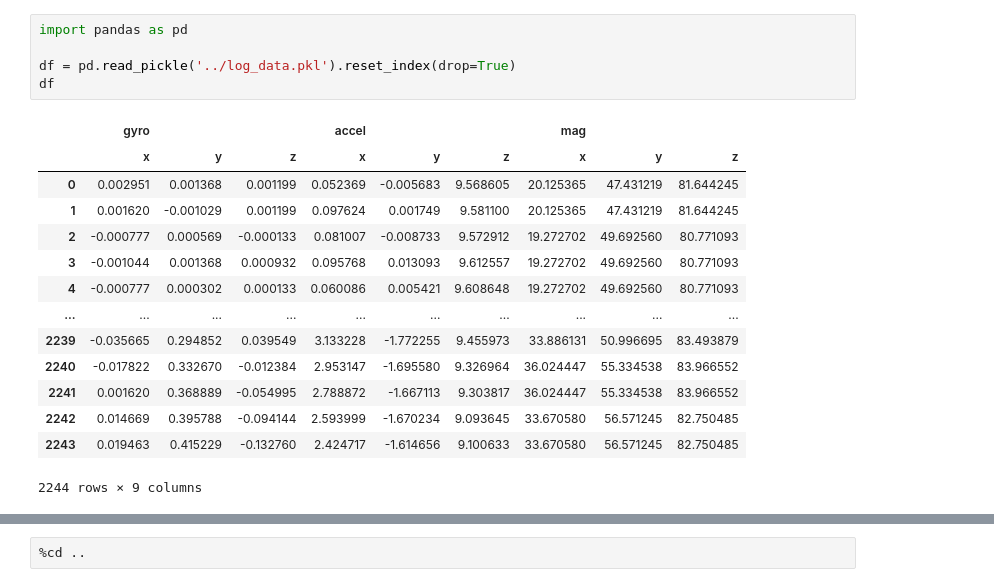
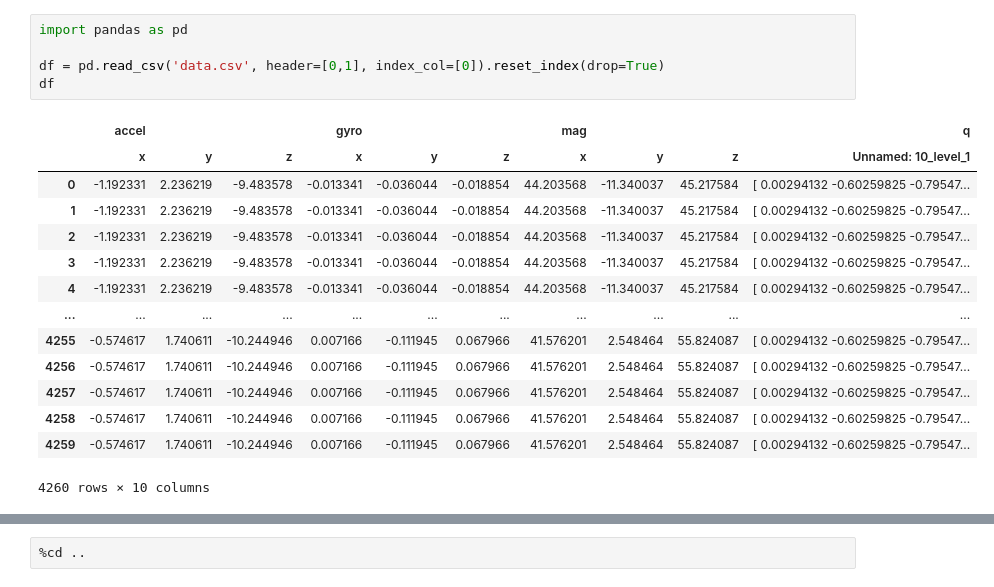
Before and after one commit to aradng/MARG-Dead-reckoning, a Jupyter notebook: debug/insepct_data.ipynb, the cells around one changed output, grey strips where cells are left out. Cells and saved outputs as stored; diff of their text form.

```diff
--- a/debug/insepct_data.ipynb
+++ b/debug/insepct_data.ipynb
@@ -1,23 +1,23 @@
 # %%
 import pandas as pd
 
-df = pd.read_pickle('../log_data.pkl').reset_index(drop=True)
+df = pd.read_csv('data.csv', header=[0,1], index_col=[0]).reset_index(drop=True)
 df
 # %% [output]
-|  | gyro |  |  | accel |  |  | mag |  |  |
-|  | x | y | z | x | y | z | x | y | z |
-| 0 | 0.002951 | 0.001368 | 0.001199 | 0.052369 | -0.005683 | 9.568605 | 20.125365 | 47.431219 | 81.644245 |
-| 1 | 0.001620 | -0.001029 | 0.001199 | 0.097624 | 0.001749 | 9.581100 | 20.125365 | 47.431219 | 81.644245 |
-| 2 | -0.000777 | 0.000569 | -0.000133 | 0.081007 | -0.008733 | 9.572912 | 19.272702 | 49.692560 | 80.771093 |
-| 3 | -0.001044 | 0.001368 | 0.000932 | 0.095768 | 0.013093 | 9.612557 | 19.272702 | 49.692560 | 80.771093 |
-| 4 | -0.000777 | 0.000302 | 0.000133 | 0.060086 | 0.005421 | 9.608648 | 19.272702 | 49.692560 | 80.771093 |
-| ... | ... | ... | ... | ... | ... | ... | ... | ... | ... |
-| 2239 | -0.035665 | 0.294852 | 0.039549 | 3.133228 | -1.772255 | 9.455973 | 33.886131 | 50.996695 | 83.493879 |
-| 2240 | -0.017822 | 0.332670 | -0.012384 | 2.953147 | -1.695580 | 9.326964 | 36.024447 | 55.334538 | 83.966552 |
-| 2241 | 0.001620 | 0.368889 | -0.054995 | 2.788872 | -1.667113 | 9.303817 | 36.024447 | 55.334538 | 83.966552 |
-| 2242 | 0.014669 | 0.395788 | -0.094144 | 2.593999 | -1.670234 | 9.093645 | 33.670580 | 56.571245 | 82.750485 |
-| 2243 | 0.019463 | 0.415229 | -0.132760 | 2.424717 | -1.614656 | 9.100633 | 33.670580 | 56.571245 | 82.750485 |
+|  | accel |  |  | gyro |  |  | mag |  |  | q |
+|  | x | y | z | x | y | z | x | y | z | Unnamed: 10_level_1 |
+| 0 | -1.192331 | 2.236219 | -9.483578 | -0.013341 | -0.036044 | -0.018854 | 44.203568 | -11.340037 | 45.217584 | [ 0.00294132 -0.60259825 -0.79547... |
+| 1 | -1.192331 | 2.236219 | -9.483578 | -0.013341 | -0.036044 | -0.018854 | 44.203568 | -11.340037 | 45.217584 | [ 0.00294132 -0.60259825 -0.79547... |
+| 2 | -1.192331 | 2.236219 | -9.483578 | -0.013341 | -0.036044 | -0.018854 | 44.203568 | -11.340037 | 45.217584 | [ 0.00294132 -0.60259825 -0.79547... |
+| 3 | -1.192331 | 2.236219 | -9.483578 | -0.013341 | -0.036044 | -0.018854 | 44.203568 | -11.340037 | 45.217584 | [ 0.00294132 -0.60259825 -0.79547... |
+| 4 | -1.192331 | 2.236219 | -9.483578 | -0.013341 | -0.036044 | -0.018854 | 44.203568 | -11.340037 | 45.217584 | [ 0.00294132 -0.60259825 -0.79547... |
+| ... | ... | ... | ... | ... | ... | ... | ... | ... | ... | ... |
+| 4255 | -0.574617 | 1.740611 | -10.244946 | 0.007166 | -0.111945 | 0.067966 | 41.576201 | 2.548464 | 55.824087 | [ 0.00294132 -0.60259825 -0.79547... |
+| 4256 | -0.574617 | 1.740611 | -10.244946 | 0.007166 | -0.111945 | 0.067966 | 41.576201 | 2.548464 | 55.824087 | [ 0.00294132 -0.60259825 -0.79547... |
+| 4257 | -0.574617 | 1.740611 | -10.244946 | 0.007166 | -0.111945 | 0.067966 | 41.576201 | 2.548464 | 55.824087 | [ 0.00294132 -0.60259825 -0.79547... |
+| 4258 | -0.574617 | 1.740611 | -10.244946 | 0.007166 | -0.111945 | 0.067966 | 41.576201 | 2.548464 | 55.824087 | [ 0.00294132 -0.60259825 -0.79547... |
+| 4259 | -0.574617 | 1.740611 | -10.244946 | 0.007166 | -0.111945 | 0.067966 | 41.576201 | 2.548464 | 55.824087 | [ 0.00294132 -0.60259825 -0.79547... |
-2244 rows × 9 columns
+4260 rows × 10 columns
 # %%
 import matplotlib.pyplot as plt
 
```
Also changed, not shown: parts of 4 cells of this notebook, 6 other files.
